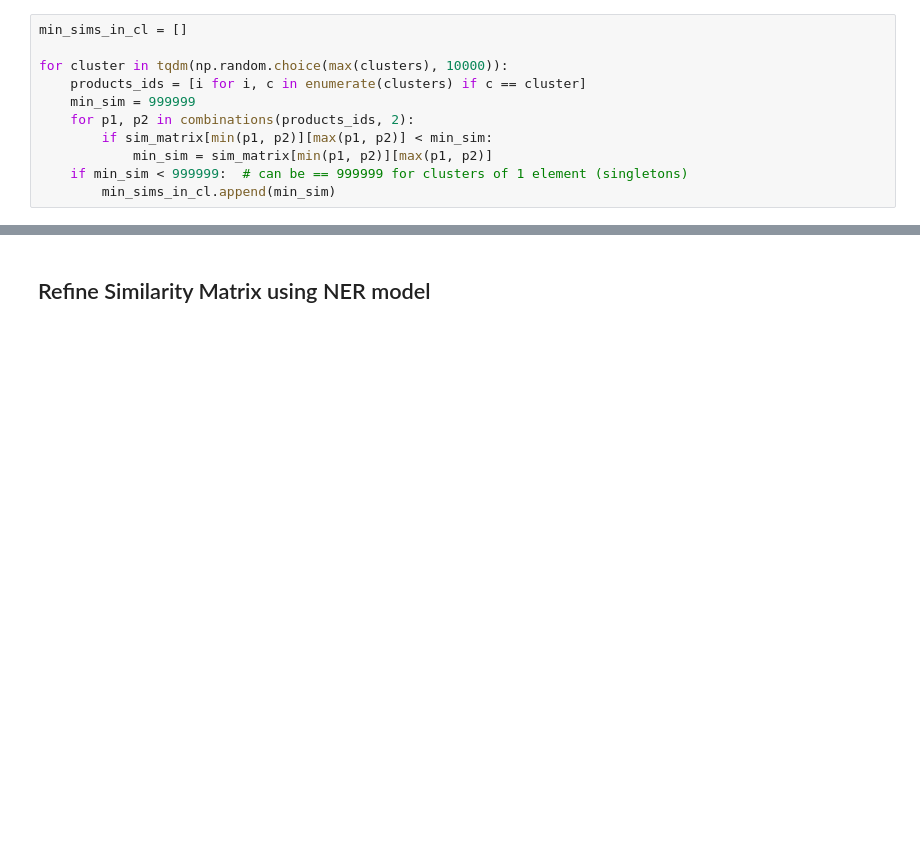
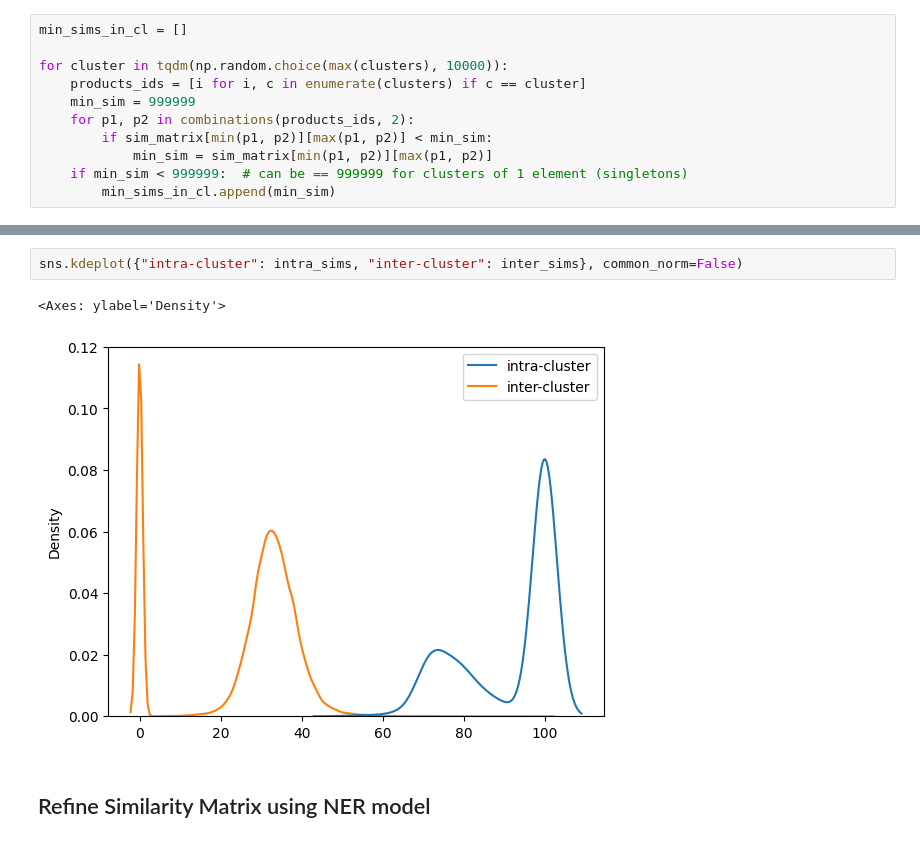
Before and after one commit to SteliosKarvanis/ShopSmart, a Jupyter notebook: product_clustering.ipynb, the cells around one changed output, grey strips where cells are left out. Cells and saved outputs as stored; diff of their text form; blank space fills up the shorter version.

```diff
--- a/product_clustering.ipynb
+++ b/product_clustering.ipynb
@@ -400,3 +424,8 @@ f"{100*sum([x < 70 for x in min_sims_in_cl])/len(min_sims_in_cl)}% clusters with
+# %%
+sns.kdeplot({"intra-cluster": intra_sims, "inter-cluster": inter_sims}, common_norm=False)
+# %% [output]
+<Axes: ylabel='Density'>
+[figure, added]
 # %% [markdown]
 ## Refine Similarity Matrix using NER model
 # %%
```
Also changed, not shown: parts of 16 cells of this notebook, 2 other files.
